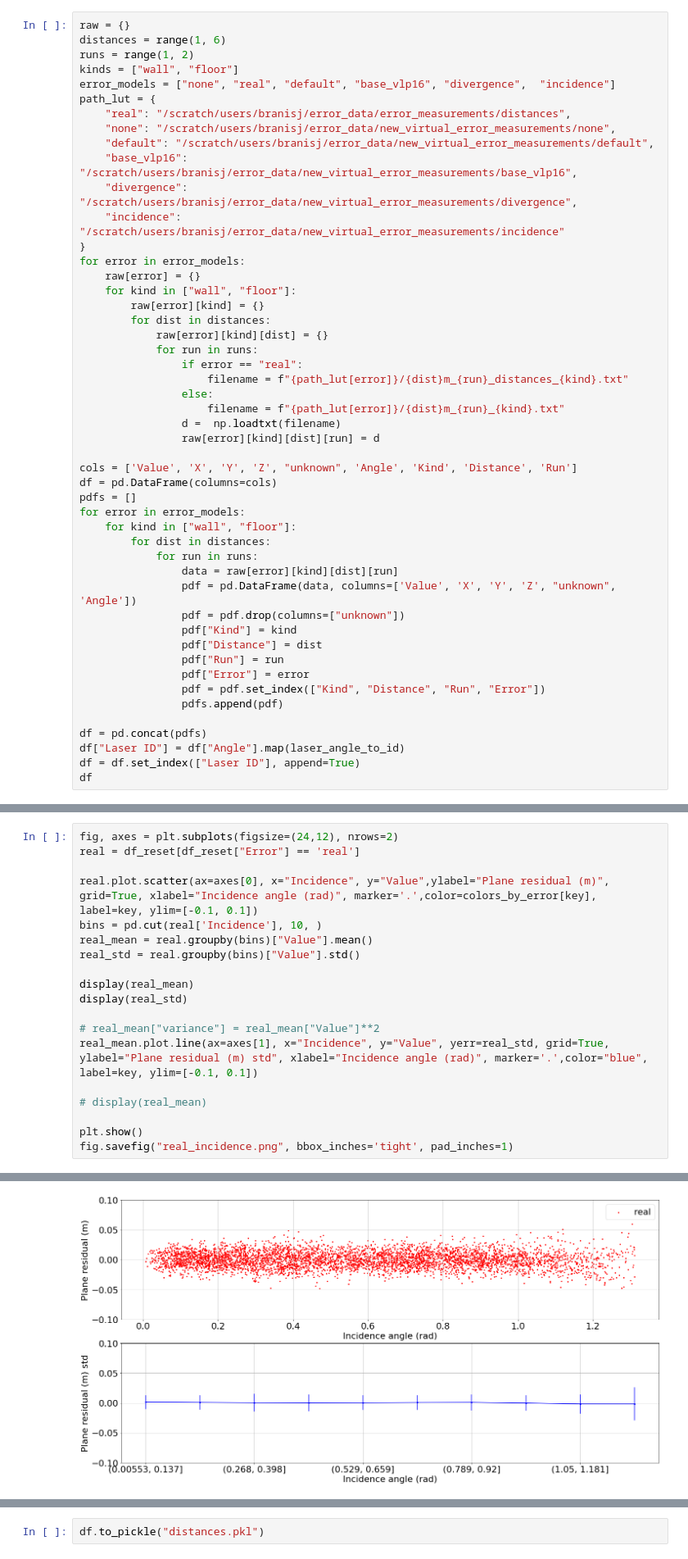
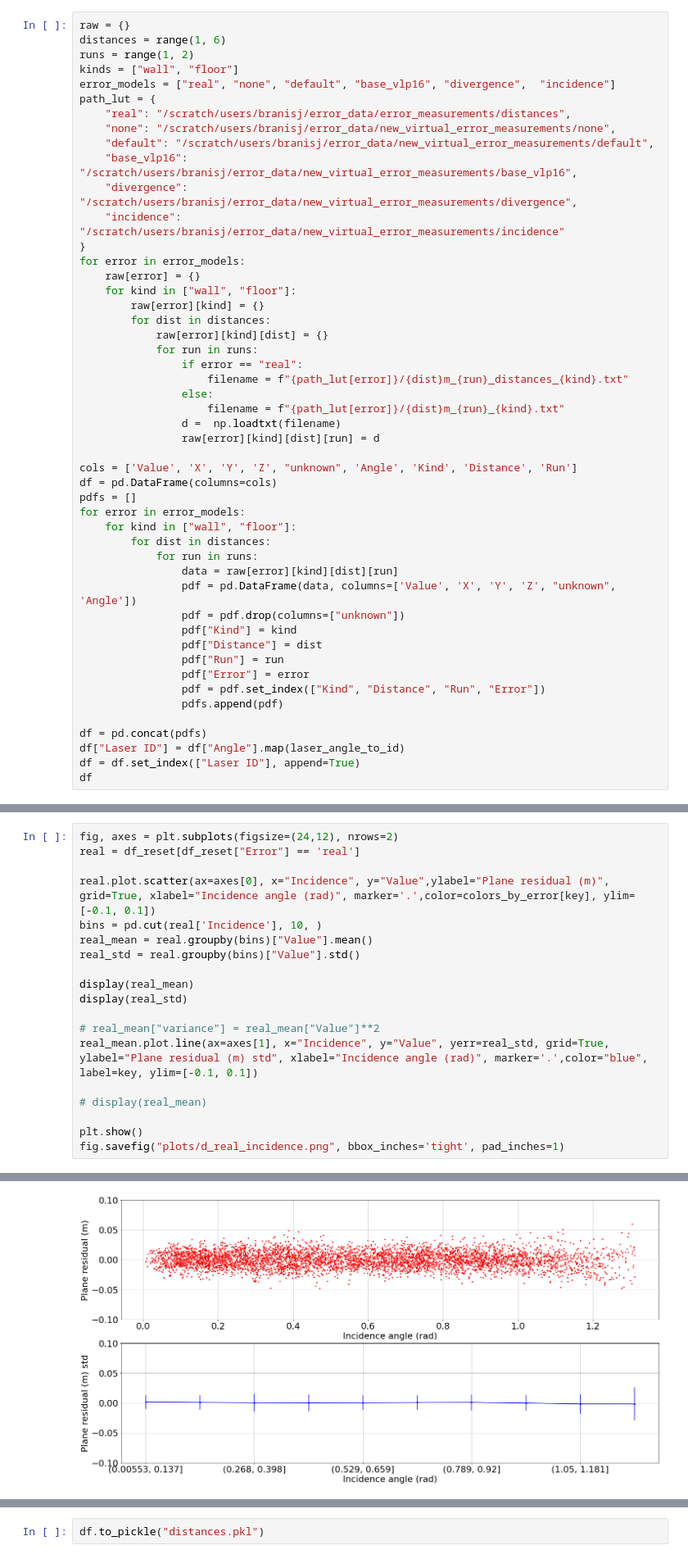
Before and after one commit to branislavjenco/thesis-code, a Jupyter notebook: using-pandas.ipynb, the cells around one changed output, grey strips where cells are left out. Shown: that part at 82% size. Saved outputs shown, nothing was run; the diff lists cells and outputs as text.

```diff
--- a/using-pandas.ipynb
+++ b/using-pandas.ipynb
@@ -11,7 +11,7 @@ raw = {}
 distances = range(1, 6)
 runs = range(1, 2)
 kinds = ["wall", "floor"]
-error_models = ["none", "real", "default", "base_vlp16", "divergence",  "incidence"]
+error_models = ["real", "none", "default", "base_vlp16", "divergence",  "incidence"]
 path_lut = {
     "real": "/scratch/users/branisj/error_data/error_measurements/distances",
     "none": "/scratch/users/branisj/error_data/new_virtual_error_measurements/none",
@@ -128,7 +128,7 @@ real 4884
 fig, axes = plt.subplots(figsize=(24,12), nrows=2)
 real = df_reset[df_reset["Error"] == 'real']
 
-real.plot.scatter(ax=axes[0], x="Incidence", y="Value",ylabel="Plane residual (m)", grid=True, xlabel="Incidence angle (rad)", marker='.',color=colors_by_error[key], label=key, ylim=[-0.1, 0.1])
+real.plot.scatter(ax=axes[0], x="Incidence", y="Value",ylabel="Plane residual (m)", grid=True, xlabel="Incidence angle (rad)", marker='.',color=colors_by_error[key], ylim=[-0.1, 0.1])
 bins = pd.cut(real['Incidence'], 10, )
 real_mean = real.groupby(bins)["Value"].mean()
 real_std = real.groupby(bins)["Value"].std()
@@ -140,35 +140,35 @@ display(real_std)
 real_mean.plot.line(ax=axes[1], x="Incidence", y="Value", yerr=real_std, grid=True, ylabel="Plane residual (m) std", xlabel="Incidence angle (rad)", marker='.',color="blue", label=key, ylim=[-0.1, 0.1])
 
 # display(real_mean)
 
 plt.show()
-fig.savefig("real_incidence.png", bbox_inches='tight', pad_inches=1)
+fig.savefig("plots/d_real_incidence.png", bbox_inches='tight', pad_inches=1)
 # %% [output]
 Incidence
 (0.00553, 0.137]    0.001502
 (0.137, 0.268]      0.000986
 (0.268, 0.398]      0.000516
 (0.398, 0.529]      0.000266
 (0.529, 0.659]      0.000445
 (0.659, 0.789]      0.000820
 (0.789, 0.92]       0.001028
 (0.92, 1.05]       -0.000098
 (1.05, 1.181]      -0.001631
 (1.181, 1.311]     -0.001680
 Name: Value, dtype: float64
 Incidence
 (0.00553, 0.137]    0.011727
 (0.137, 0.268]      0.012315
 (0.268, 0.398]      0.014653
 (0.398, 0.529]      0.014025
 (0.529, 0.659]      0.012515
 (0.659, 0.789]      0.012653
 (0.789, 0.92]       0.013284
 (0.92, 1.05]        0.013237
 (1.05, 1.181]       0.016266
 (1.181, 1.311]      0.027907
 Name: Value, dtype: float64
-[figure, old version]
+[figure, new version]
 # %%
 def plot_per_distance(data, kind):
     kind_data = df.loc[kind]
```
Also changed, not shown: parts of 4 cells of this notebook, 3 other files.
